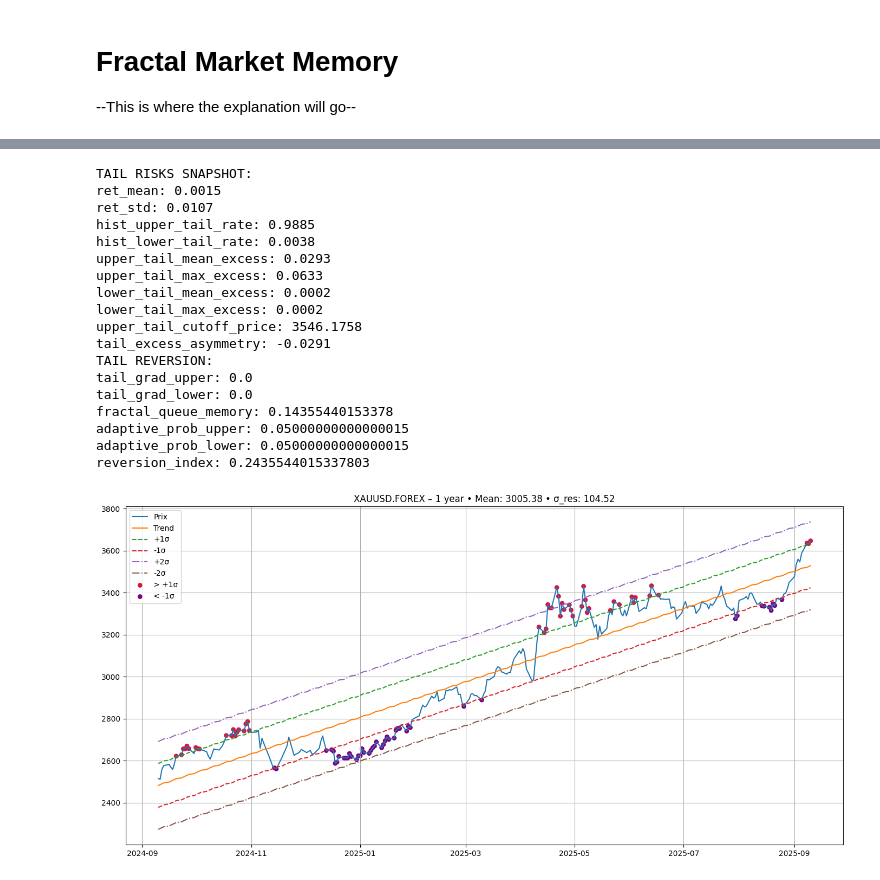
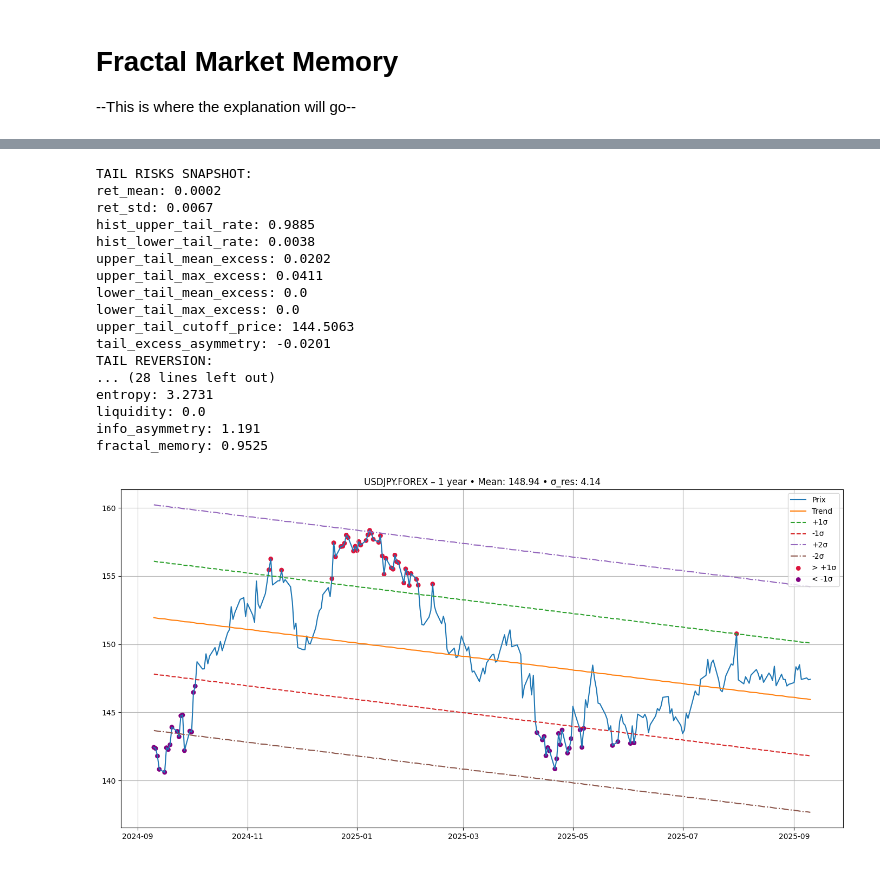
Before and after one commit to JoelOkuseinde/fractal_market_memory, a Jupyter notebook: ACTIVE/V2/V2_fractal.ipynb, the cells around one changed output, grey strips where cells are left out. Drawn from its saved outputs; the diff is of its cells as text; code cells hidden in the pictures.

```diff
--- a/ACTIVE/V2/V2_fractal.ipynb
+++ b/ACTIVE/V2/V2_fractal.ipynb
@@ -273,6 +273,9 @@ class TailReversionAnalyzer:
         self.data = data
         self.returns = data['close'].pct_change().dropna()
         self.logger = logger
+
+    def r4(self, x):
+            return float(np.round(x, 4)) if not np.isnan(x) else np.nan
 
     @log_method
     def tail_energy_gradient(self, window=5, alpha=0.05):
@@ -356,6 +359,11 @@ class TailReversionAnalyzer:
         up, lp = self.tail_probabilities_local()
         m["adaptive_prob_upper"], m["adaptive_prob_lower"] = up, lp
         m["reversion_index"] = self.reversion_index(m)
+
+        for k, v in m.items():
+            if isinstance(v, (float, np.floating)):
+                m[k] = self.r4(v)
+
         return m
 # %%
 ### ADAPTIVE BAND DIAGNOSTICS
@@ -743,9 +760,7 @@ def analysis(data, logger, output=True):
     tailRiskSnapshot = TailRiskSnapshot(data, logger).return_summary()
     diagnostics = AdaptiveBandDiagnostics(data, logger).compute_band_diagnostics()
     systemics = SystemicAnalyzer(data, logger).analyze_systemics()
-
-
-    tra = TailReversionAnalyzer(data, logger).analyze()
+    tailReversionAnalysis = TailReversionAnalyzer(data, logger).analyze()
 
     if output == True:
         print("TAIL RISKS SNAPSHOT: ")
@@ -753,25 +768,23 @@ def analysis(data, logger, output=True):
             print(f"{key}: {value}")
 
         print("TAIL REVERSION: ")
-        for key, value in tra.items():
+        for key, value in tailReversionAnalysis.items():
             print(f"{key}: {value}")
-        #
-        # print("ADAPTIVE BAND DIAGNOSTICS: ")
-        # for key, value in diagnostics.items():
-        #     print(f"{key}: {value}")
-        #
-        # print("SYSTEMICS: ")
-        # for key, value in systemics.items():
-        #     print(f"{key}: {value}")
 
+        print("ADAPTIVE BAND DIAGNOSTICS: ")
+        for key, value in diagnostics.items():
+            print(f"{key}: {value}")
 
+        print("SYSTEMICS: ")
+        for key, value in systemics.items():
+            print(f"{key}: {value}")
 
-    return tailRiskSnapshot, diagnostics, systemics, tra
+    return tailRiskSnapshot, diagnostics, systemics, tailReversionAnalysis
 # %%
 # OUTPUT
 
 api_token = API_TOKEN
-ticker = "XAUUSD.FOREX"
+ticker = "USDJPY.FOREX"
 end_date = pd.to_datetime('today').strftime('%Y-%m-%d')
 start_1y = (pd.to_datetime(end_date) - pd.DateOffset(years=1)).strftime('%Y-%m-%d')
 logger = Logger.setup()
@@ -782,6 +795,5 @@ data = clean_data(data)
 
 analysed_data = analysis(data, logger, True)
 
-
 plot_with_quantification(data, f'{ticker} – 1 year')
 # %% [output]
@@ -805,19 +817,18 @@ plot_with_quantification(data, f'{ticker} – 1 year')
 TAIL RISKS SNAPSHOT:
-ret_mean: 0.0015
-ret_std: 0.0107
+ret_mean: 0.0002
+ret_std: 0.0067
 hist_upper_tail_rate: 0.9885
 hist_lower_tail_rate: 0.0038
-upper_tail_mean_excess: 0.0293
-upper_tail_max_excess: 0.0633
-lower_tail_mean_excess: 0.0002
-lower_tail_max_excess: 0.0002
-upper_tail_cutoff_price: 3546.1758
-tail_excess_asymmetry: -0.0291
+upper_tail_mean_excess: 0.0202
+upper_tail_max_excess: 0.0411
+lower_tail_mean_excess: 0.0
+lower_tail_max_excess: 0.0
+upper_tail_cutoff_price: 144.5063
+tail_excess_asymmetry: -0.0201
 TAIL REVERSION:
-tail_grad_upper: 0.0
-tail_grad_lower: 0.0
-fractal_queue_memory: 0.14355440153378
-adaptive_prob_upper: 0.05000000000000015
-adaptive_prob_lower: 0.05000000000000015
-reversion_index: 0.2435544015337803
+... (28 lines left out)
+entropy: 3.2731
+liquidity: 0.0
+info_asymmetry: 1.191
+fractal_memory: 0.9525
-[figure, old version]
+[figure, new version]
```
Also changed, not shown: parts of 3 cells of this notebook.
